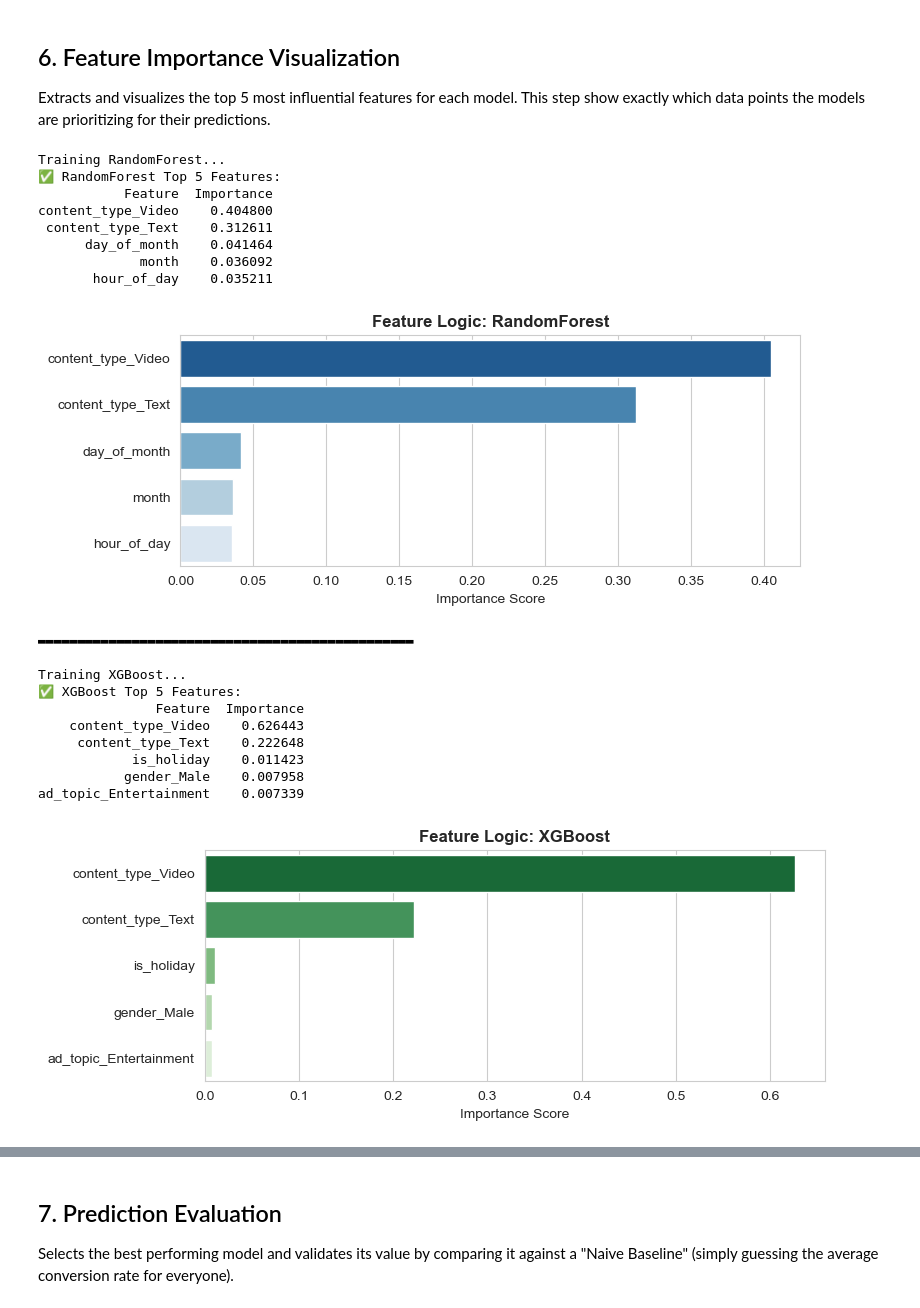
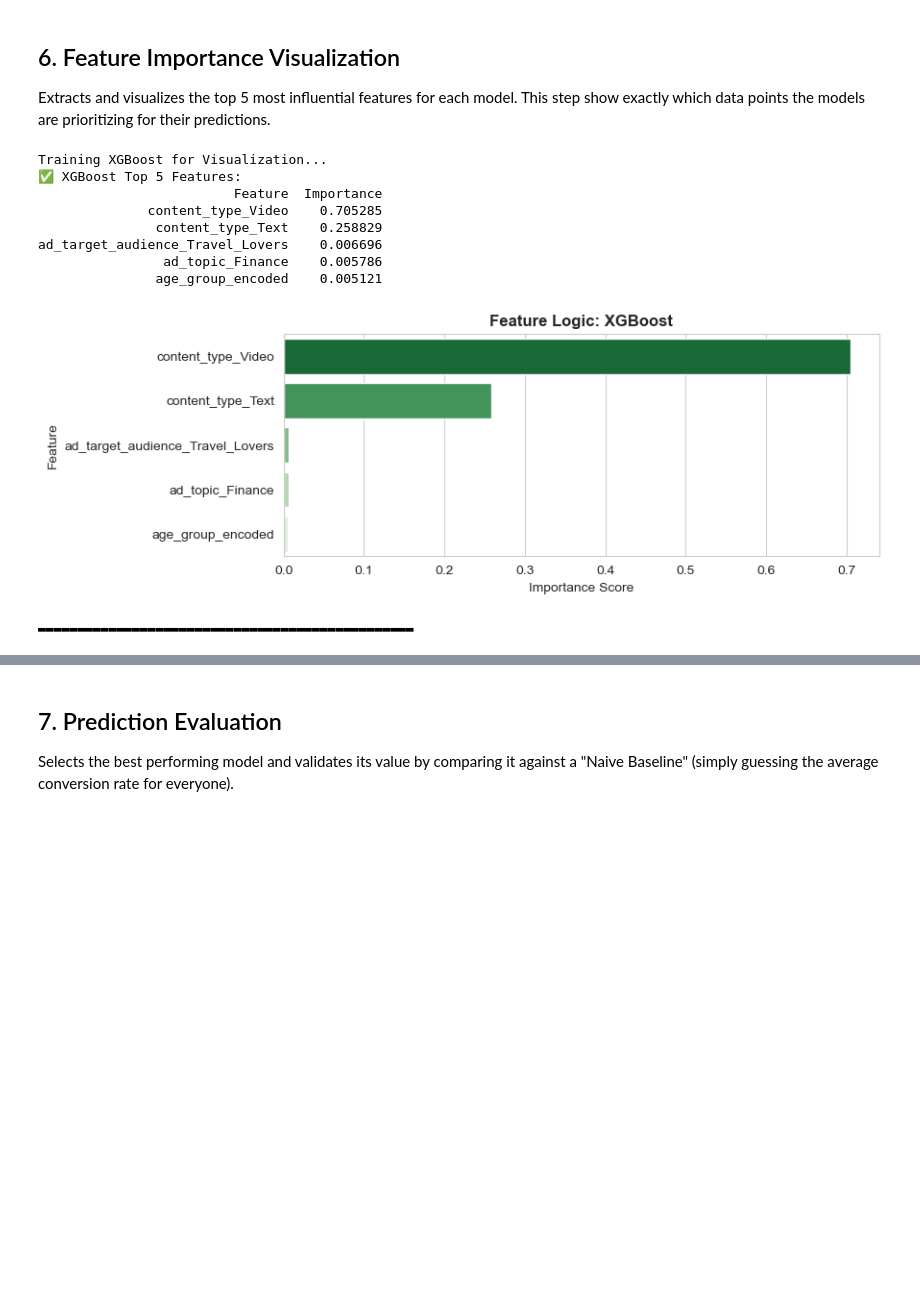
Before and after one commit to 1220823/Viralytics-Desafio-2, a Jupyter notebook: src/Model_Training/train_user_model.ipynb, the cells around one changed output, grey strips where cells are left out. Drawn from its saved outputs; the diff is of its cells as text; code cells hidden in the pictures; blank space fills up the shorter version.

Commit message:
SelectKbest Fix

```diff
--- a/src/Model_Training/train_user_model.ipynb
+++ b/src/Model_Training/train_user_model.ipynb
@@ -32,9 +36,13 @@ if not os.path.exists("../../models"):
 Loads the cleaned dataset
 # %%
 # FIND FILE AUTOMATICALLY
-files = glob.glob("../Datasets/Cleaned_Datasets/Advertising/advertising_v6_full_time_features.csv")
-print(f"Loading file: {files[0]}")
-df = pd.read_csv(files[0])
+# Direct path is safer than glob for a specific file
+file_path = "../Datasets/Cleaned_Datasets/Advertising/advertising_v2_tod_only.csv"
 
-print(f"Final Data Shape: {df.shape}")
+if os.path.exists(file_path):
+    print(f"Loading file: {file_path}")
+    df = pd.read_csv(file_path)
+    print(f"Final Data Shape: {df.shape}")
+else:
+    raise FileNotFoundError(f"❌ File not found: {file_path}")
 # %% [output]
@@ -282,58 +278,52 @@ LightGBM        | 0.7307     | 0.8734     | 0.1426     | 0.03189      | 0.6547
 
 Extracts and visualizes the top 5 most influential features for each model. This step show exactly which data points the models are prioritizing for their predictions.
 # %%
-for name, model in models.items():
-    print(f"\nTraining {name}...")
+# --- VISUALIZATION OF THE WINNER ---
+if best_opt_model is not None:
+    print(f"\nTraining {best_model_name} for Visualization...")
 
-    # A. Train the model fresh
-    model.fit(X_train, y_train)
+    # Extract parts from pipeline
+    selector = best_opt_model.named_steps['selector']
+    regressor = best_opt_model.named_steps['regressor']
 
-    # B. Extract Feature Importance
-    if hasattr(model, 'feature_importances_'):
-        importances = model.feature_importances_
-        feature_names = X_train.columns
+    # Get Feature Names
+    selected_mask = selector.get_support()
+    selected_names = X_train.columns[selected_mask]
+
+    # Extract Feature Importance
+    if hasattr(regressor, 'feature_importances_'):
+        importances = regressor.feature_importances_
 
         # Create a clean DataFrame
         feat_df = pd.DataFrame({
-            'Feature': feature_names,
+            'Feature': selected_names,
             'Importance': importances
-        }).sort_values(by='Importance', ascending=False).head(5) # Keep top 5
+        }).sort_values(by='Importance', ascending=False).head(5)
 
-        # C. Print the Numbers (The "Evidence")
-        print(f"✅ {name} Top 5 Features:")
+        print(f"✅ {best_model_name} Top 5 Features:")
         print(feat_df.to_string(index=False))
 
-        # D. Plot the Graph (The "Visual")
+        # Plot
         plt.figure(figsize=(8, 3))
-        # Color coding: RF=Blue, XGB=Green, LGBM=Purple for distinctness
+        # Dynamic color based on model name
         color_map = {'RandomForest': 'Blues_r', 'XGBoost': 'Greens_r', 'LightGBM': 'Purples_r'}
+        base_color = color_map.get(best_model_name, 'viridis')
 
-        sns.barplot(x='Importance', y='Feature', hue='Feature', data=feat_df, palette=color_map[name], legend=False)
-        plt.title(f'Feature Logic: {name}', fontsize=12, fontweight='bold')
+        sns.barplot(x='Importance', y='Feature', data=feat_df, palette=base_color)
+        plt.title(f'Feature Logic: {best_model_name}', fontsize=12, fontweight='bold')
         plt.xlabel('Importance Score')
-        plt.ylabel('')
         plt.show()
         print("▬▬▬▬▬▬▬▬▬▬▬▬▬▬▬▬▬▬▬▬▬▬▬▬▬▬▬▬▬▬▬▬▬▬▬▬▬▬▬▬▬▬▬▬▬▬▬▬")
     else:
-        print(f"⚠️ Model {name} does not support feature importance.")
+        print(f"⚠️ Model {best_model_name} does not support feature importance.")
 # %% [output]
-Training RandomForest...
-✅ RandomForest Top 5 Features:
-           Feature  Importance
-content_type_Video    0.404800
- content_type_Text    0.312611
-      day_of_month    0.041464
-             month    0.036092
-       hour_of_day    0.035211
+Training XGBoost for Visualization...
+✅ XGBoost Top 5 Features:
+                         Feature  Importance
+              content_type_Video    0.705285
+               content_type_Text    0.258829
+ad_target_audience_Travel_Lovers    0.006696
+                ad_topic_Finance    0.005786
+               age_group_encoded    0.005121
-[figure, old version]
+[figure, new version]
 ▬▬▬▬▬▬▬▬▬▬▬▬▬▬▬▬▬▬▬▬▬▬▬▬▬▬▬▬▬▬▬▬▬▬▬▬▬▬▬▬▬▬▬▬▬▬▬▬
-
-Training XGBoost...
-✅ XGBoost Top 5 Features:
-               Feature  Importance
-    content_type_Video    0.626443
-     content_type_Text    0.222648
-            is_holiday    0.011423
-           gender_Male    0.007958
-ad_topic_Entertainment    0.007339
-[figure, removed]
```
Also changed, not shown: parts of 9 cells of this notebook, 1 other file.
